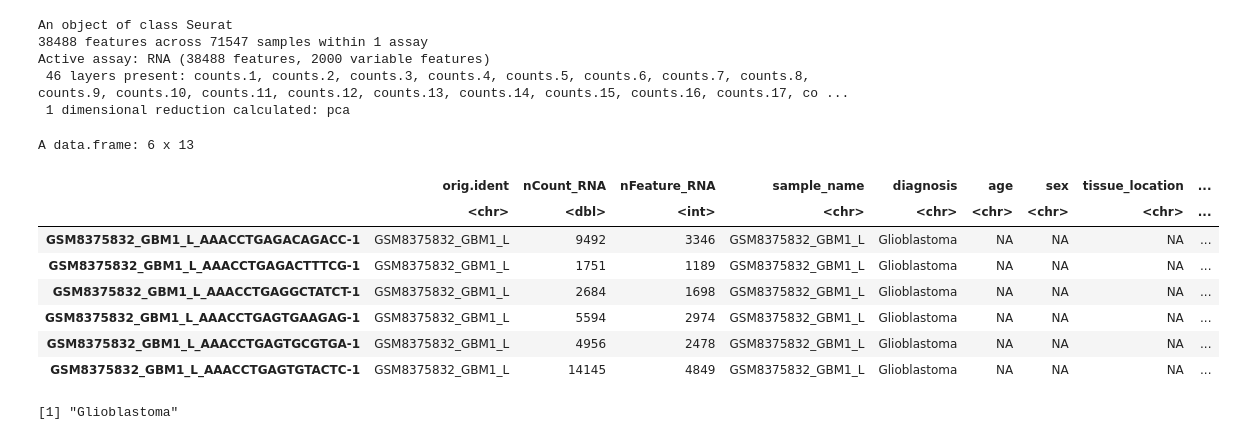
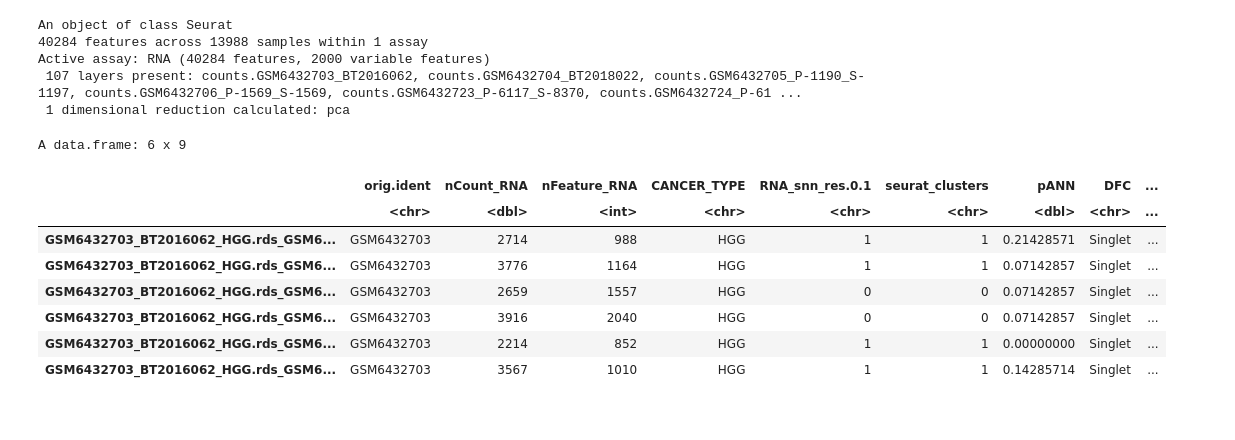
Before and after one commit to Sashoss/Pediatric_Immuno-Oncology, a Jupyter notebook: Notebooks/Integration/integrate.ipynb, the cells around one changed output. Cells and saved outputs as stored; diff of their text form; code cells hidden in the pictures.

```diff
--- a/Notebooks/Integration/integrate.ipynb
+++ b/Notebooks/Integration/integrate.ipynb
@@ -243,7 +108,13 @@ selected_list <- selected_list[ setdiff(names(selected_list), "SCPCS000018") ]
+# %%
+for (name in names(data_list)) {
+    data_list[[name]][["percent.mt"]] <- PercentageFeatureSet(data_list[[name]], pattern = "^MT-")
+    data_list[[name]] <- subset(data_list[[name]], subset = nFeature_RNA > 200 & nFeature_RNA < 5000 & percent.mt < 20)
+
+}
 # %%
 
 # Normalize data and find variable features for each Seurat object
-for (name in names(selected_list)) {
-  selected_list[[name]] <- NormalizeData(selected_list[[name]], verbose = FALSE)
-  selected_list[[name]] <- FindVariableFeatures(selected_list[[name]], selection.method = "vst", nfeatures = 2000, verbose = FALSE)
+for (name in names(data_list)) {
+  data_list[[name]] <- NormalizeData(data_list[[name]], verbose = FALSE)
+  data_list[[name]] <- FindVariableFeatures(data_list[[name]], selection.method = "vst", nfeatures = 2000, verbose = FALSE)
 }
@@ -254,12 +139,12 @@ selected_list <- readRDS("./out/selected_list.rds")
 # %%
 
 # Select integration features
-integration_features <- SelectIntegrationFeatures(object.list = selected_list, nfeatures = 2000)
+integration_features <- SelectIntegrationFeatures(object.list = data_list, nfeatures = 2000)
 # %%
 
 # Merge all datasets
-combined <- merge(selected_list[[1]], y = selected_list[2:length(selected_list)],
-                 add.cell.ids = names(selected_list))
+combined <- merge(data_list[[1]], y = data_list[2:length(data_list)],
+                 add.cell.ids = names(data_list))
 
 # Scale data and run PCA
 combined <- ScaleData(combined, features = integration_features, verbose = FALSE)
@@ -267,24 +152,22 @@ combined <- RunPCA(combined, features = integration_features, verbose = FALSE)
 print(combined)
 # %% [output]
 An object of class Seurat
-38488 features across 71547 samples within 1 assay
-Active assay: RNA (38488 features, 2000 variable features)
- 46 layers present: counts.1, counts.2, counts.3, counts.4, counts.5, counts.6, counts.7, counts.8, counts.9, counts.10, counts.11, counts.12, counts.13, counts.14, counts.15, counts.16, counts.17, co ...
+40284 features across 13988 samples within 1 assay
+Active assay: RNA (40284 features, 2000 variable features)
+ 107 layers present: counts.GSM6432703_BT2016062, counts.GSM6432704_BT2018022, counts.GSM6432705_P-1190_S-1197, counts.GSM6432706_P-1569_S-1569, counts.GSM6432723_P-6117_S-8370, counts.GSM6432724_P-61 ...
  1 dimensional reduction calculated: pca
 # %%
 head(combined@meta.data)
-unique(combined@meta.data$diagnosis)
 # %% [output]
-A data.frame: 6 x 13
+A data.frame: 6 x 9
-|  | orig.ident | nCount_RNA | nFeature_RNA | sample_name | diagnosis | age | sex | tissue_location | ... |
-|  | <chr> | <dbl> | <int> | <chr> | <chr> | <chr> | <chr> | <chr> | ... |
-| GSM8375832_GBM1_L_AAACCTGAGACAGACC-1 | GSM8375832_GBM1_L | 9492 | 3346 | GSM8375832_GBM1_L | Glioblastoma | NA | NA | NA | ... |
-| GSM8375832_GBM1_L_AAACCTGAGACTTTCG-1 | GSM8375832_GBM1_L | 1751 | 1189 | GSM8375832_GBM1_L | Glioblastoma | NA | NA | NA | ... |
-| GSM8375832_GBM1_L_AAACCTGAGGCTATCT-1 | GSM8375832_GBM1_L | 2684 | 1698 | GSM8375832_GBM1_L | Glioblastoma | NA | NA | NA | ... |
-| GSM8375832_GBM1_L_AAACCTGAGTGAAGAG-1 | GSM8375832_GBM1_L | 5594 | 2974 | GSM8375832_GBM1_L | Glioblastoma | NA | NA | NA | ... |
-| GSM8375832_GBM1_L_AAACCTGAGTGCGTGA-1 | GSM8375832_GBM1_L | 4956 | 2478 | GSM8375832_GBM1_L | Glioblastoma | NA | NA | NA | ... |
-| GSM8375832_GBM1_L_AAACCTGAGTGTACTC-1 | GSM8375832_GBM1_L | 14145 | 4849 | GSM8375832_GBM1_L | Glioblastoma | NA | NA | NA | ... |
+|  | orig.ident | nCount_RNA | nFeature_RNA | CANCER_TYPE | RNA_snn_res.0.1 | seurat_clusters | pANN | DFC | ... |
+|  | <chr> | <dbl> | <int> | <chr> | <chr> | <chr> | <dbl> | <chr> | ... |
+| GSM6432703_BT2016062_HGG.rds_GSM6... | GSM6432703 | 2714 | 988 | HGG | 1 | 1 | 0.21428571 | Singlet | ... |
+| GSM6432703_BT2016062_HGG.rds_GSM6... | GSM6432703 | 3776 | 1164 | HGG | 1 | 1 | 0.07142857 | Singlet | ... |
+| GSM6432703_BT2016062_HGG.rds_GSM6... | GSM6432703 | 2659 | 1557 | HGG | 0 | 0 | 0.07142857 | Singlet | ... |
+| GSM6432703_BT2016062_HGG.rds_GSM6... | GSM6432703 | 3916 | 2040 | HGG | 0 | 0 | 0.07142857 | Singlet | ... |
+| GSM6432703_BT2016062_HGG.rds_GSM6... | GSM6432703 | 2214 | 852 | HGG | 1 | 1 | 0.00000000 | Singlet | ... |
+| GSM6432703_BT2016062_HGG.rds_GSM6... | GSM6432703 | 3567 | 1010 | HGG | 1 | 1 | 0.14285714 | Singlet | ... |
-[1] "Glioblastoma"
 # %%
 
 # Run Harmony integration
```
Also changed, not shown: parts of 18 cells of this notebook.
